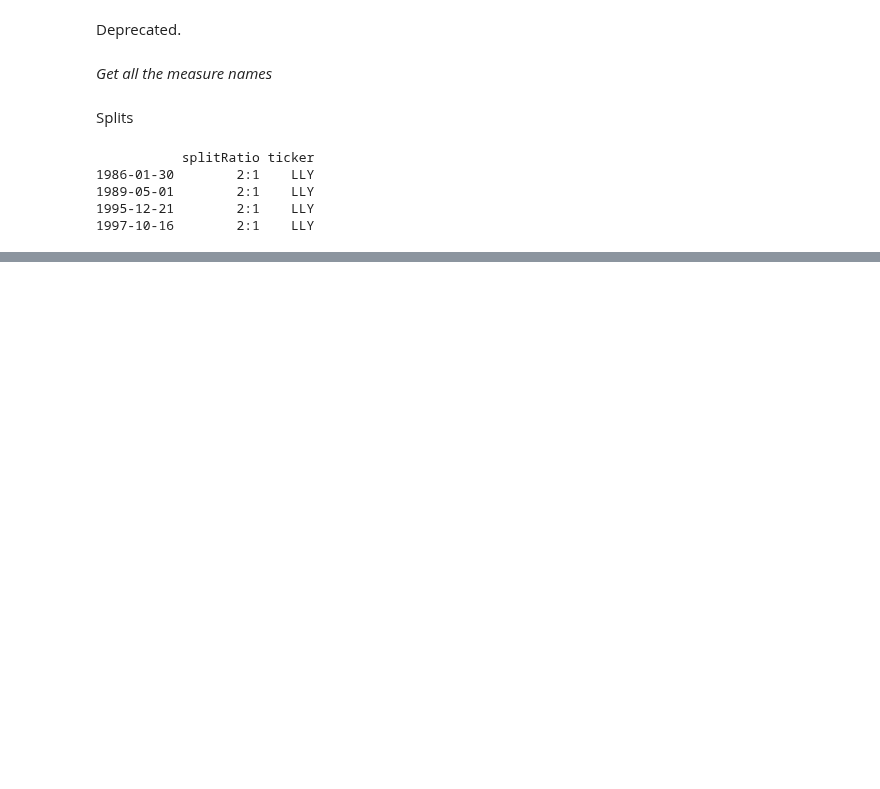
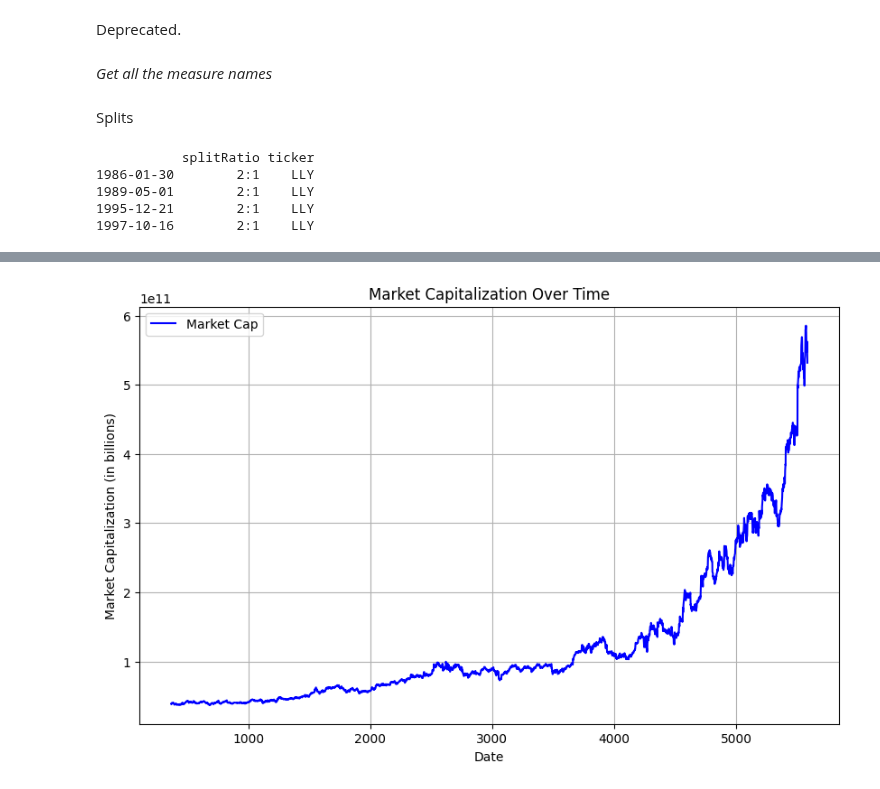
Before and after one commit to BlackdoorAI/Finance-bro, a Jupyter notebook: code/extract.ipynb, the cells around one changed output, grey strips where cells are left out. Cells and saved outputs as stored; diff of their text form; code cells hidden in the pictures; blank space fills up the shorter version.

```diff
--- a/code/extract.ipynb
+++ b/code/extract.ipynb
@@ -605,3 +636,16 @@ share_list.to_csv("..\examples\share_list_market_cap")
+# %%
+df = pd.read_csv("..\companies_data\price\\LLY.csv")
+df.dropna(inplace=True)
+plt.figure(figsize=(10, 6))
+plt.plot(df.index, df['MarketCap'], label='Market Cap', color='blue')
+plt.xlabel('Date')
+plt.ylabel('Market Capitalization (in billions)')
+plt.title('Market Capitalization Over Time')
+plt.legend()
+plt.grid(True)
+plt.show()
+# %% [output]
+[figure, added]
 # %%
 for module in ["extract_functions", "reshape", "conversions", "net_stuff"]:
     if module in sys.modules:
```
Also changed, not shown: parts of 8 cells of this notebook, 2 other files.
